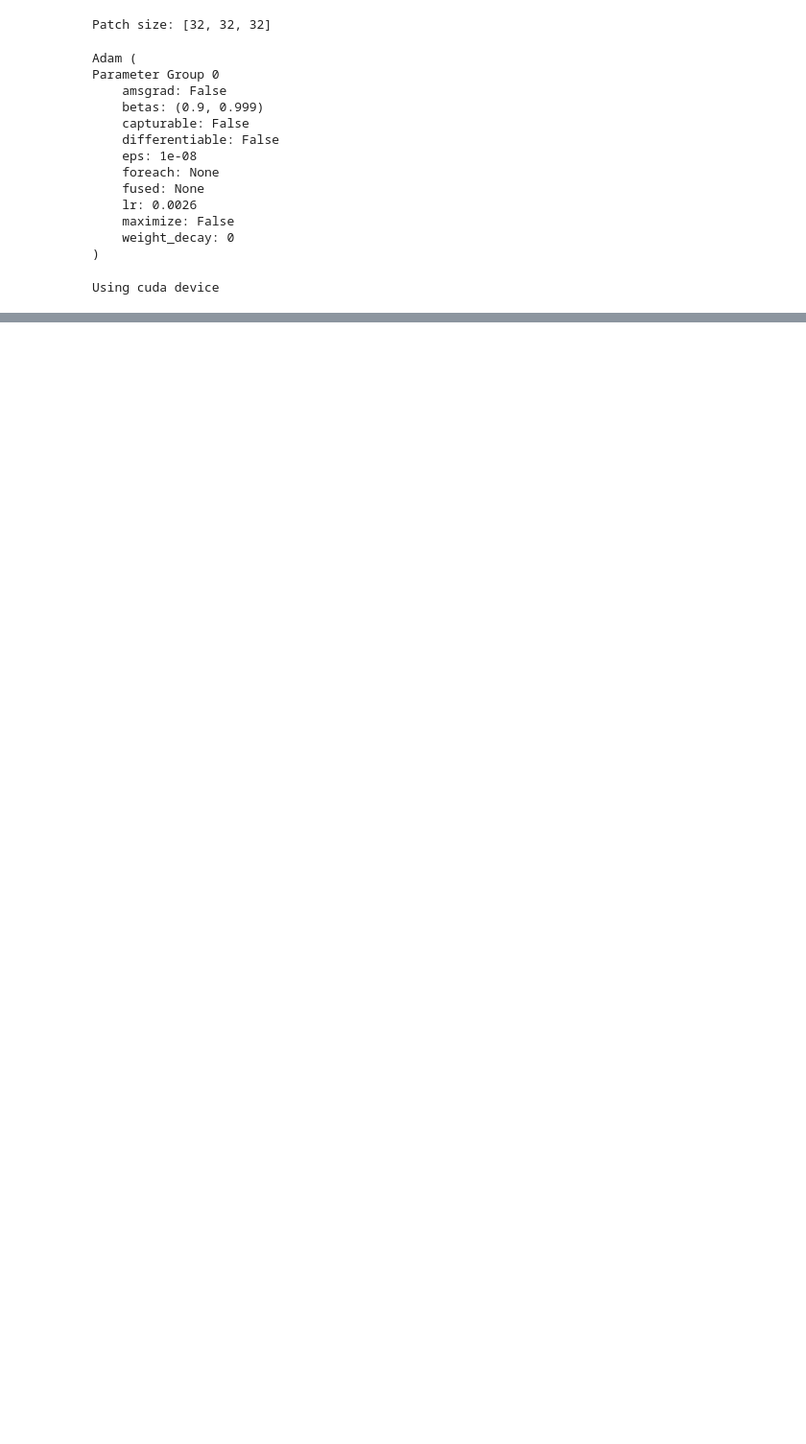
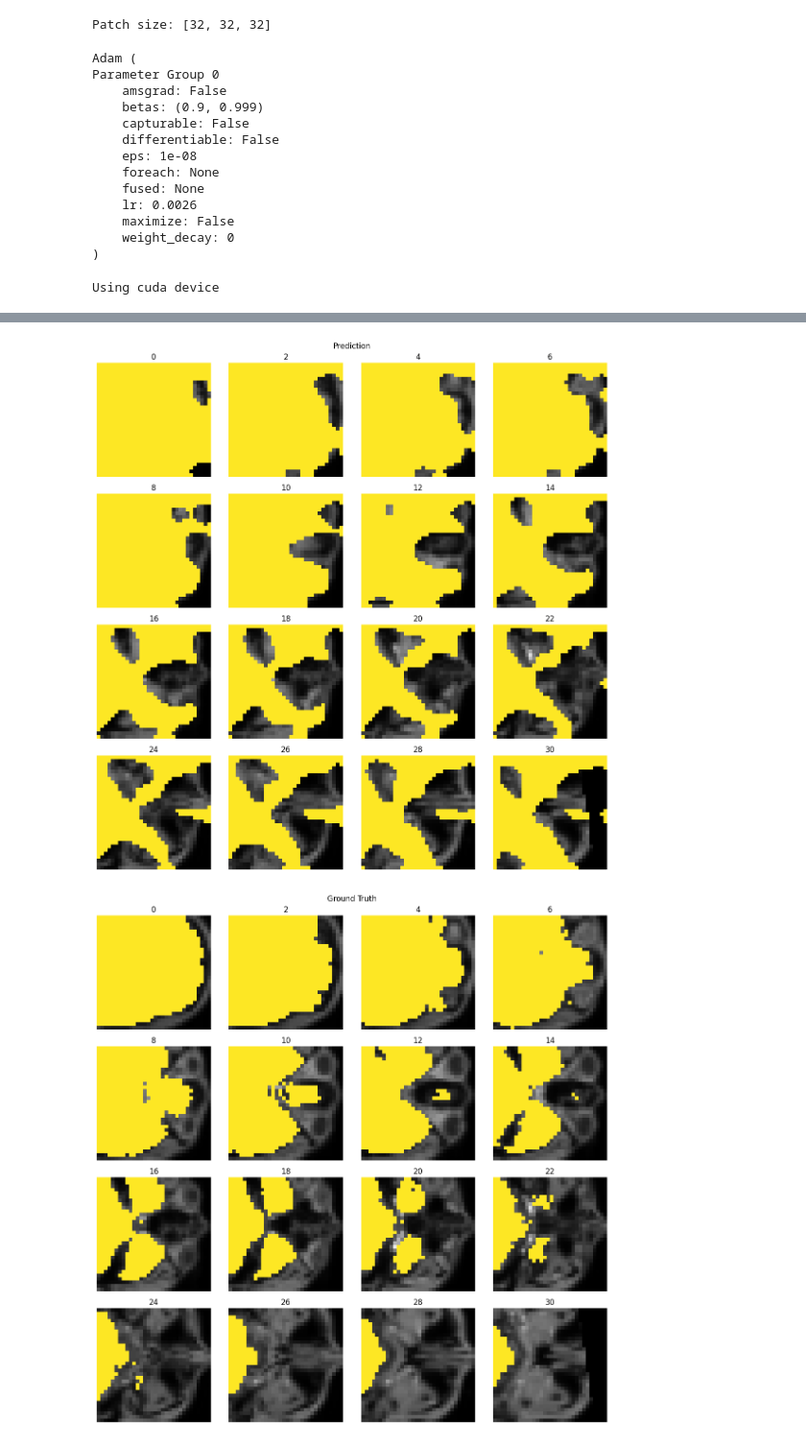
Before and after one commit to JGIBristol/fish_test, a Jupyter notebook: segment_test.ipynb, the cells around one changed output, grey strips where cells are left out. Shown at 96% size. Cells and saved outputs as stored; diff of their text form; code cells hidden in the pictures; blank space fills up the shorter version.

```diff
--- a/segment_test.ipynb
+++ b/segment_test.ipynb
@@ -152,14 +172,14 @@ _ = model.to(device)
 # %% [output]
 Using cuda device
 # %%
-model, loss, val_loss = lib_model.train(
+model, train_loss, val_loss = lib_model.train(
     model,
     optimiser,
     loss,
     train_loader,
-    train_loader,
+    val_loader,
     device=device,
-    epochs=3,
+    epochs=25,
 )
 # %%
 import matplotlib.pyplot as plt
@@ -171,0 +193,35 @@ plt.plot(val_loss)
+# %%
+"""
+Show the result on the test data
+
+"""
+test_patch = next(iter(test_loader)) if not "test_patch" in locals() else test_patch
+
+test_data = test_patch["image"]["data"]
+test_label = test_patch["label"]["data"]
+
+prediction = model(test_data.to(device)).to("cpu").detach()
+
+# Convert one-hot to labels
+prediction = prediction.argmax(dim=1)
+
+# Convert to numpy
+test_data = test_data.squeeze(1).numpy()
+test_label = test_label.squeeze(1).numpy()
+
+# Extract just one patch
+i = 0
+prediction = prediction[i]
+test_data = test_data[i]
+test_label = test_label[i]
+
+fig, _ = plot.plot_arr(test_data, prediction)
+fig.suptitle("Prediction")
+fig.tight_layout()
+
+fig, _ = plot.plot_arr(test_data, test_label)
+fig.suptitle("Ground Truth")
+fig.tight_layout()
+# %% [output]
+[figure, added]
+[figure, added]
```
Also changed, not shown: parts of 7 cells of this notebook.
